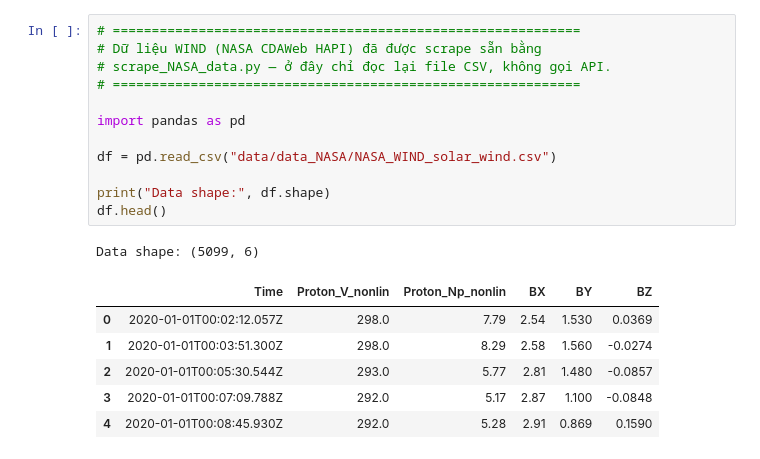
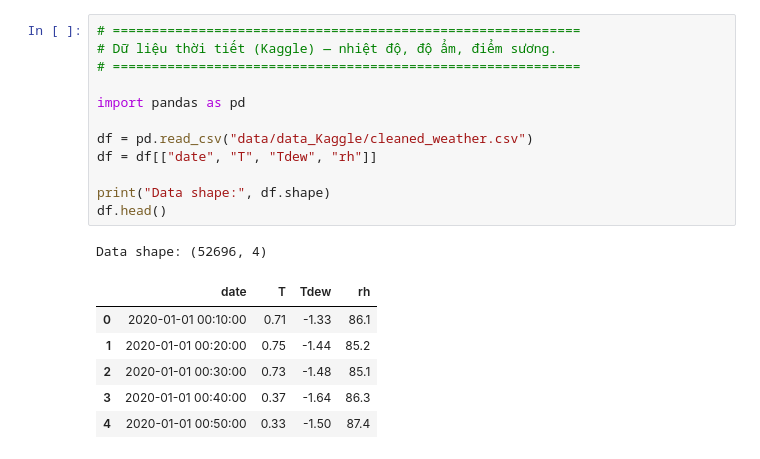
Before and after one commit to thiennguyen37-qn/Optimization-Theory---Genetic-Algorithm, a Jupyter notebook: 04_symbolic_regression.ipynb, the cells around one changed output. Saved outputs shown, nothing was run; the diff lists cells and outputs as text.

```diff
--- a/04_symbolic_regression.ipynb
+++ b/04_symbolic_regression.ipynb
@@ -1,20 +1,20 @@
 # %%
 # ============================================================
-# Dữ liệu WIND (NASA CDAWeb HAPI) đã được scrape sẵn bằng
-# scrape_NASA_data.py — ở đây chỉ đọc lại file CSV, không gọi API.
+# Dữ liệu thời tiết (Kaggle) — nhiệt độ, độ ẩm, điểm sương.
 # ============================================================
 
 import pandas as pd
 
-df = pd.read_csv("data/data_NASA/NASA_WIND_solar_wind.csv")
+df = pd.read_csv("data/data_Kaggle/cleaned_weather.csv")
+df = df[["date", "T", "Tdew", "rh"]]
 
 print("Data shape:", df.shape)
 df.head()
 # %% [output]
-Data shape: (5099, 6)
+Data shape: (52696, 4)
-|  | Time | Proton_V_nonlin | Proton_Np_nonlin | BX | BY | BZ |
-| 0 | 2020-01-01T00:02:12.057Z | 298.0 | 7.79 | 2.54 | 1.530 | 0.0369 |
-| 1 | 2020-01-01T00:03:51.300Z | 298.0 | 8.29 | 2.58 | 1.560 | -0.0274 |
-| 2 | 2020-01-01T00:05:30.544Z | 293.0 | 5.77 | 2.81 | 1.480 | -0.0857 |
-| 3 | 2020-01-01T00:07:09.788Z | 292.0 | 5.17 | 2.87 | 1.100 | -0.0848 |
-| 4 | 2020-01-01T00:08:45.930Z | 292.0 | 5.28 | 2.91 | 0.869 | 0.1590 |
+|  | date | T | Tdew | rh |
+| 0 | 2020-01-01 00:10:00 | 0.71 | -1.33 | 86.1 |
+| 1 | 2020-01-01 00:20:00 | 0.75 | -1.44 | 85.2 |
+| 2 | 2020-01-01 00:30:00 | 0.73 | -1.48 | 85.1 |
+| 3 | 2020-01-01 00:40:00 | 0.37 | -1.64 | 86.3 |
+| 4 | 2020-01-01 00:50:00 | 0.33 | -1.50 | 87.4 |
```
Also changed, not shown: parts of 18 cells of this notebook, 1 other file.
